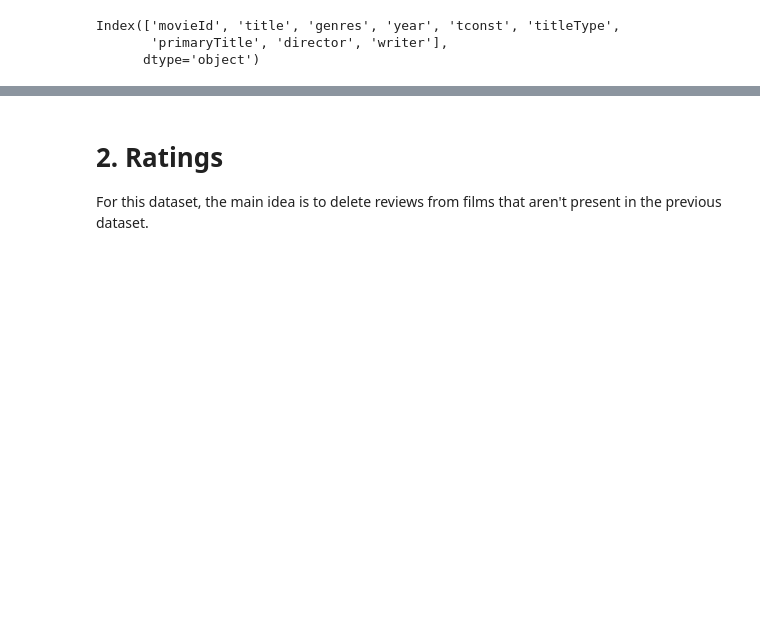
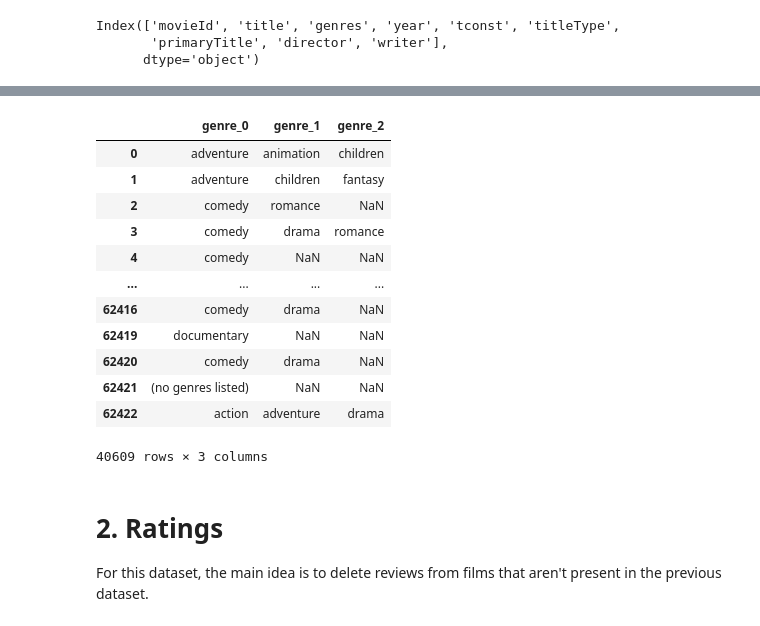
Before and after one commit to imarcosenciso/movie-suggester, a Jupyter notebook: Data/data_preprocessing.ipynb, the cells around one changed output, grey strips where cells are left out. Saved outputs shown, nothing was run; the diff lists cells and outputs as text; code cells hidden in the pictures; blank space fills up the shorter version.

```diff
--- a/Data/data_preprocessing.ipynb
+++ b/Data/data_preprocessing.ipynb
@@ -275,2 +279,27 @@ df_main.head(3)
 | 1 | 2 | Jumanji | [adventure, children, fantasy] | 1995 | movie | Joe Johnston | Jonathan Hensleigh |
 | 2 | 3 | Grumpier Old Men | [comedy, romance] | 1995 | movie | Howard Deutch | Mark Steven Johnson |
+# %%
+# Expand list of genres into new columns.
+
+# 1st, expand genres into its own dataframe
+genres = df_main['genres'].apply(pd.Series)
+
+# Rename columns
+genres = genres.rename(columns = lambda x : 'genre_' + str(x))
+
+# view the tags dataframe
+genres
+# %% [output]
+|  | genre_0 | genre_1 | genre_2 |
+| 0 | adventure | animation | children |
+| 1 | adventure | children | fantasy |
+| 2 | comedy | romance | NaN |
+| 3 | comedy | drama | romance |
+| 4 | comedy | NaN | NaN |
+| ... | ... | ... | ... |
+| 62416 | comedy | drama | NaN |
+| 62419 | documentary | NaN | NaN |
+| 62420 | comedy | drama | NaN |
+| 62421 | (no genres listed) | NaN | NaN |
+| 62422 | action | adventure | drama |
+40609 rows × 3 columns
```
Also changed, not shown: parts of 28 cells of this notebook.
